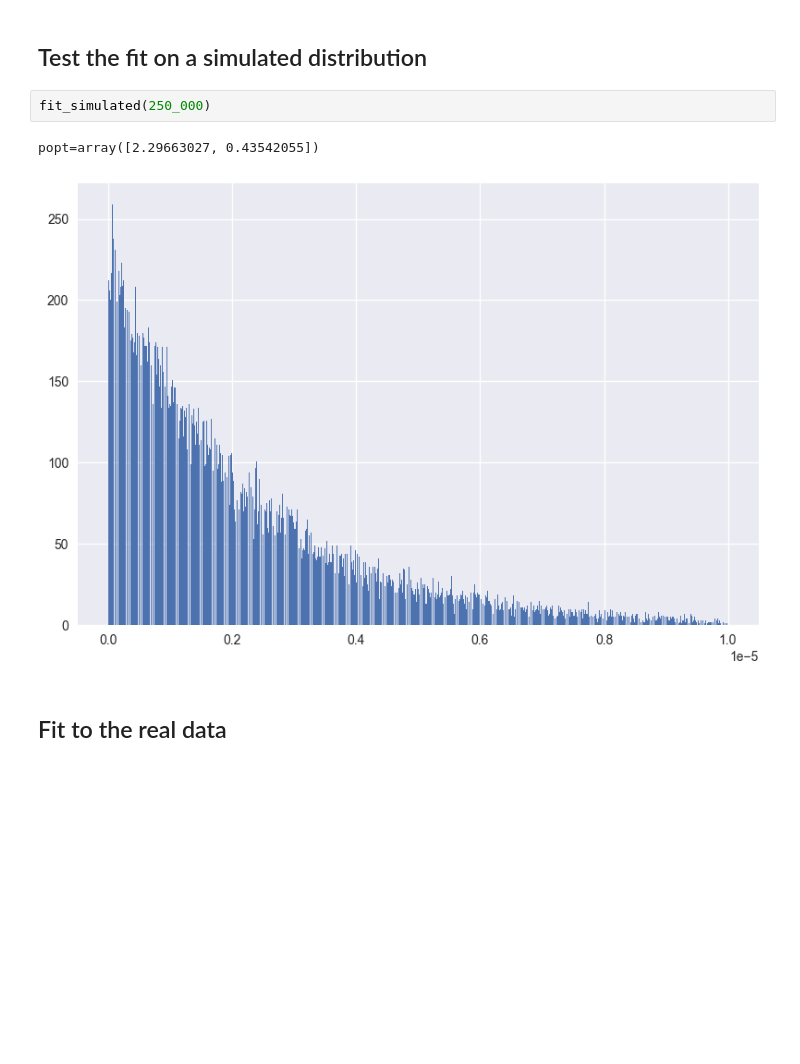
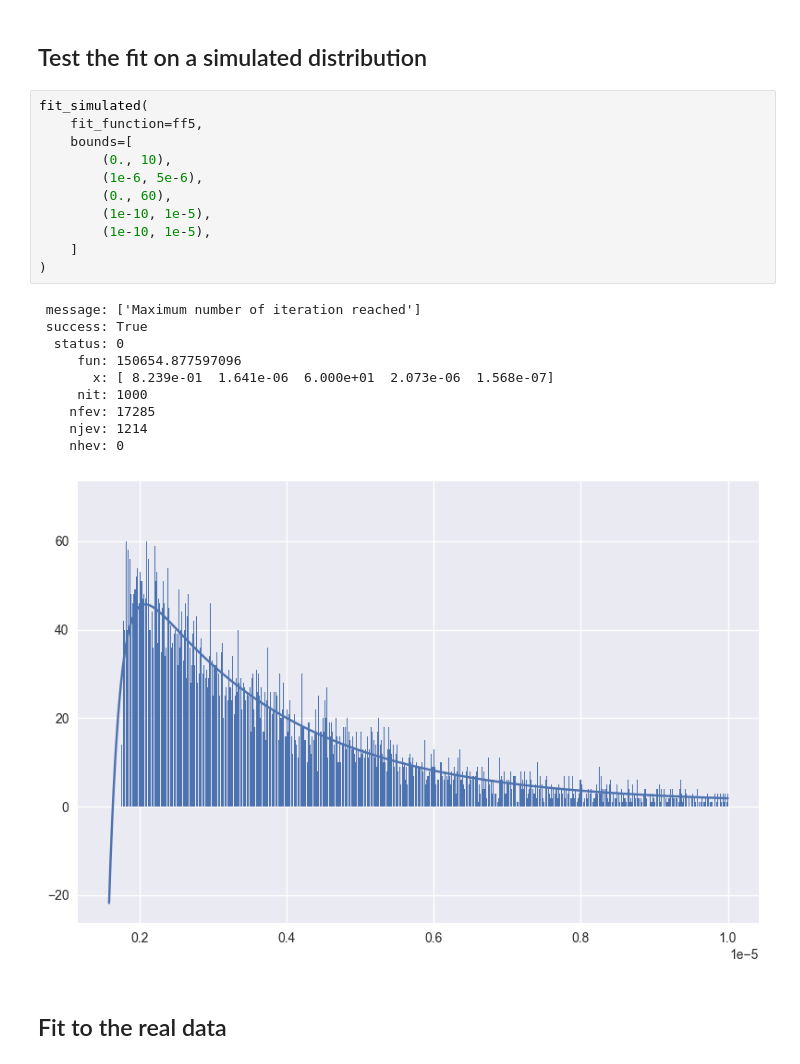
Before and after one commit to max-fatouros/psi-praktikum, a Jupyter notebook: notebooks/example.ipynb, the cells around one changed output. Cells and saved outputs as stored; diff of their text form; blank space fills up the shorter version.

```diff
--- a/notebooks/example.ipynb
+++ b/notebooks/example.ipynb
@@ -36,9 +34,26 @@ The parameters are [p_1, p_2]=[ 0.00127266 -0.07273329]
 # %% [markdown]
 ## Test the fit on a simulated distribution
 # %%
-fit_simulated(250_000)
+fit_simulated(
+    fit_function=ff5,
+    bounds=[
+        (0., 10),
+        (1e-6, 5e-6),
+        (0., 60),
+        (1e-10, 1e-5),
+        (1e-10, 1e-5),
+    ]
+)
 # %% [output]
-popt=array([2.29663027, 0.43542055])
+ message: ['Maximum number of iteration reached']
+ success: True
+  status: 0
+     fun: 150654.877597096
+       x: [ 8.239e-01  1.641e-06  6.000e+01  2.073e-06  1.568e-07]
+     nit: 1000
+    nfev: 17285
+    njev: 1214
+    nhev: 0
-[figure, old version]
+[figure, new version]
 # %% [markdown]
 ## Fit to the real data
```
Also changed, not shown: parts of 6 cells of this notebook.
